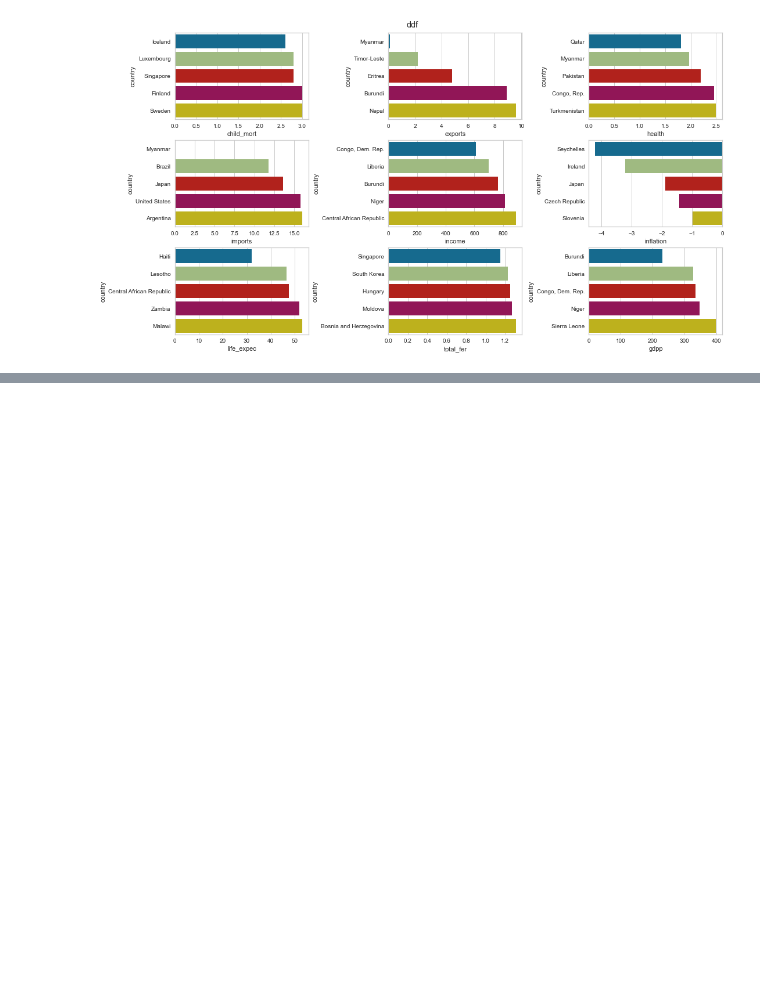
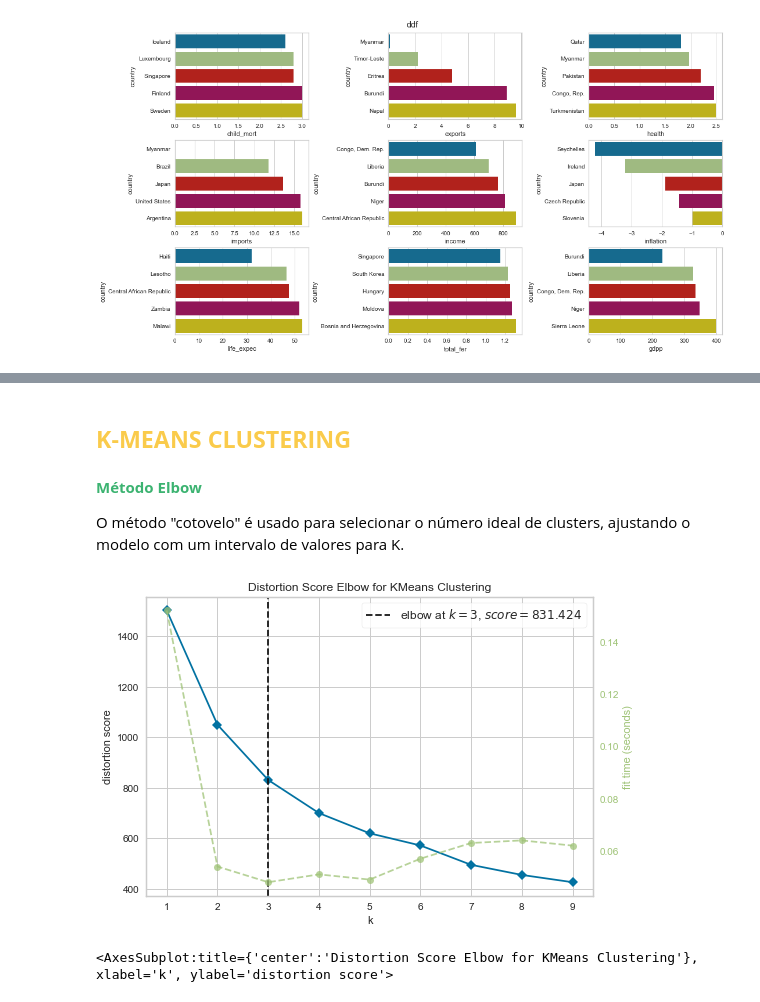
Before and after one commit to DanielaSenna/country-data-kmeans, a Jupyter notebook: projeto-country-data-kmeans/Projeto.ipynb, the cells around one changed output, grey strips where cells are left out. Drawn from its saved outputs; the diff is of its cells as text; code cells hidden in the pictures; blank space fills up the shorter version.

Commit message:
Kmeans

```diff
--- a/projeto-country-data-kmeans/Projeto.ipynb
+++ b/projeto-country-data-kmeans/Projeto.ipynb
@@ -212,0 +217,2 @@ for x, i in enumerate(cols):
+# %%
+X = StandardScaler().fit_transform(dt.drop(columns=["country"], axis=1).values)
@@ -212,0 +231,13 @@ for x, i in enumerate(cols):
+# %% [markdown]
+## **<font color='#facb4b'>K-MEANS CLUSTERING</font>**
+# %% [markdown]
+**<font color='#3CB371'>Método Elbow</font>**
+
+O método "cotovelo" é usado para selecionar o número ideal de clusters, ajustando o modelo com um intervalo de valores para K.
+# %%
+visualizer = KElbowVisualizer(KMeans(init="k-means++", random_state=42), k=(1,10))
+visualizer.fit(X)
+visualizer.show()
+# %% [output]
+[figure, added]
+<AxesSubplot:title={'center':'Distortion Score Elbow for KMeans Clustering'}, xlabel='k', ylabel='distortion score'>
```
Also changed, not shown: parts of 57 cells of this notebook.
